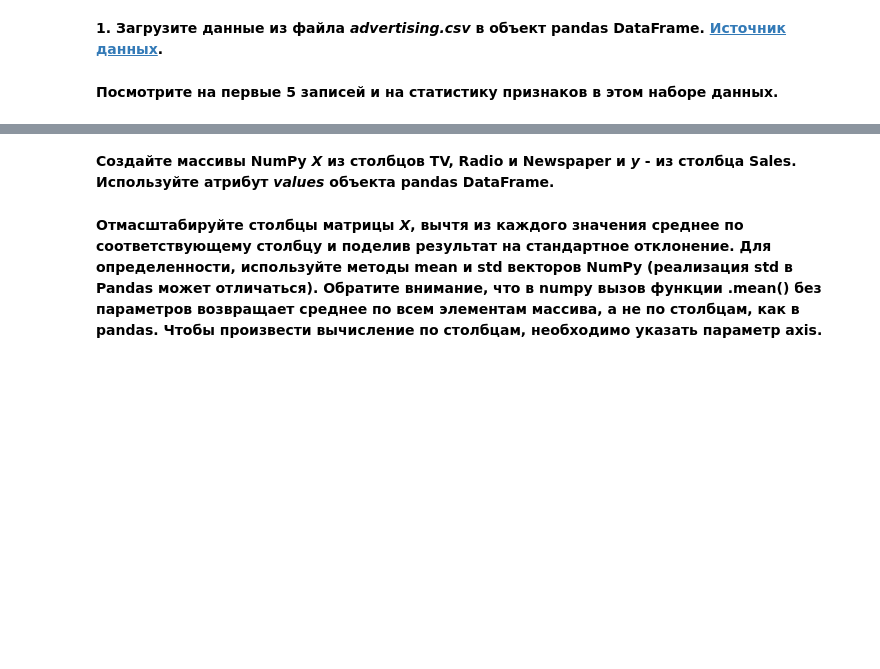
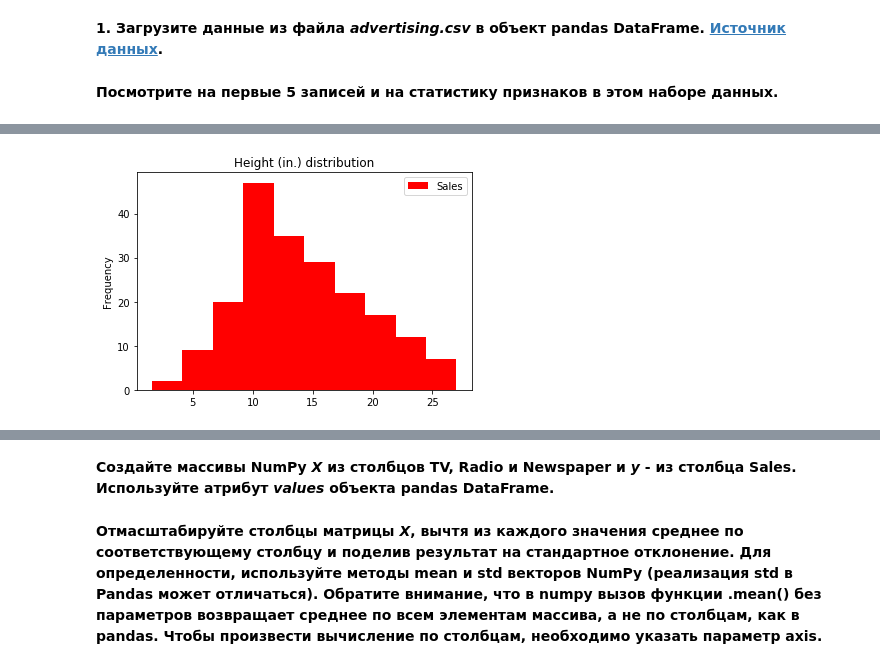
Before and after one commit to nesov777/stepikMath, a Jupyter notebook: PA_linreg_stochastic_grad_descent.ipynb, the cells around one changed output, grey strips where cells are left out. Saved outputs shown, nothing was run; the diff lists cells and outputs as text; code cells hidden in the pictures; blank space fills up the shorter version.

```diff
--- a/PA_linreg_stochastic_grad_descent.ipynb
+++ b/PA_linreg_stochastic_grad_descent.ipynb
@@ -63,0 +69,10 @@ adver_data = pd.read_csv('advertising.csv')
+# %%
+import matplotlib.pyplot as plt
+%matplotlib inline
+
+# Посмотрим на распределение 'Sales'
+adver_data.plot(y='Sales', kind='hist',
+           color='red',  title='Height (in.) distribution')
+plt.show()
+# %% [output]
+[figure, added]
```
Also changed, not shown: parts of 4 cells of this notebook.
